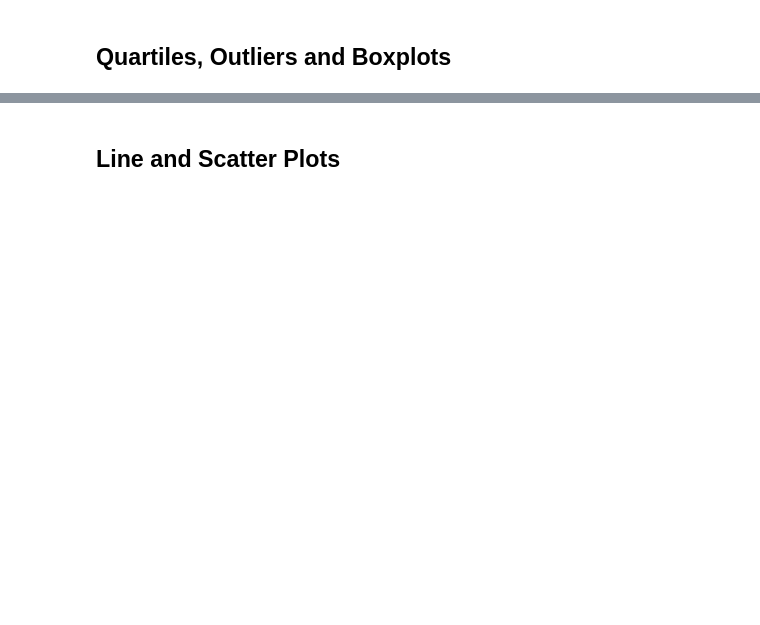
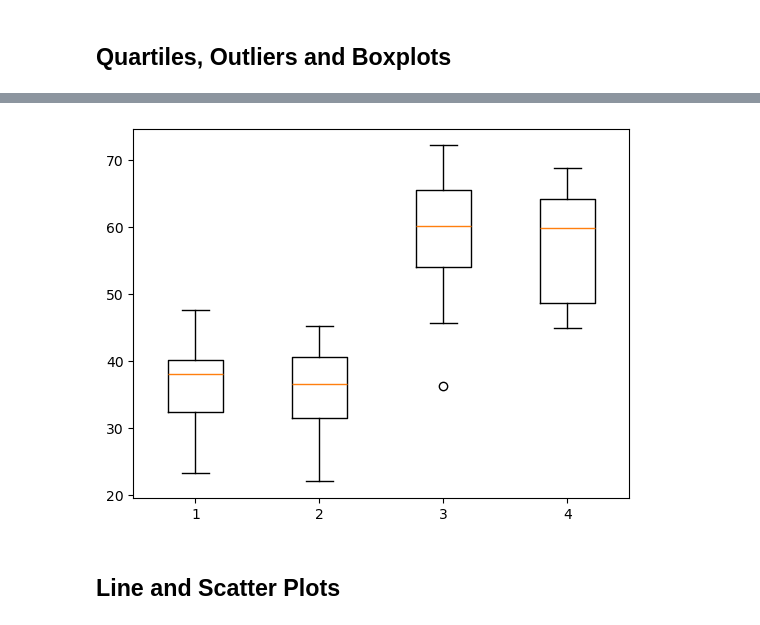
Before and after one commit to rmathena79/matplotlib-challenge, a Jupyter notebook: pymaceuticals_RPM.ipynb, the cells around one changed output, grey strips where cells are left out. Cells and saved outputs as stored; diff of their text form; code cells hidden in the pictures; blank space fills up the shorter version.

```diff
--- a/pymaceuticals_RPM.ipynb
+++ b/pymaceuticals_RPM.ipynb
@@ -24,6 +24,7 @@ COL_DRUG = "Drug Regimen"
 COL_TIME = "Timepoint"
 COL_TUMOR_VOL = "Tumor Volume (mm3)"
 COL_METS = "Metastatic Sites"
+COL_FINAL_TUMOR_VOL = "Final Tumor Volume (mm3)"
 # %%
 # This function isn't required for the challenge, I just use it to get a feel for the data in a dataframe
 def print_df_overview(df, title):
@@ -249,6 +261,13 @@ plt.show()
 # Capomulin, Ramicane, Infubinol, and Ceftamin
 
 # Start by getting the last (greatest) timepoint for each mouse
+max_times = clean_df.groupby(COL_MOUSE_ID)[COL_TIME].max()
 
+# This is simpler, since the samples are in chronological order:
+final_tumor_sizes = clean_df.groupby(COL_MOUSE_ID)[COL_TUMOR_VOL].last()
 
 # Merge this group df with the original DataFrame to get the tumor volume at the last timepoint
+final_tumor_sizes_df = pd.DataFrame(final_tumor_sizes)
+final_tumor_sizes_df = final_tumor_sizes_df.rename(columns={COL_TUMOR_VOL: COL_FINAL_TUMOR_VOL})
+final_df = clean_df.merge(final_tumor_sizes_df, on=COL_MOUSE_ID)
+final_df
@@ -255,17 +288,35 @@ plt.show()
 # %%
 # Put treatments into a list for for loop (and later for plot labels)
-
+care_meds = ["Capomulin", "Ramicane", "Infubinol", "Ceftamin"]
 
 # Create empty list to fill with tumor vol data (for plotting)
-
+# Acually a dictionary of empty lists:
+final_volumes_by_med = {}
+for med in care_meds:
+    final_volumes_by_med[med] = []
 
 # Calculate the IQR and quantitatively determine if there are any potential outliers.
-
+for med in care_meds:
 
     # Locate the rows which contain mice on each drug and get the tumor volumes
-
+    rows_this_med = final_df.loc[final_df[COL_DRUG] == med]
+    final_volumes_this_med = rows_this_med.groupby(COL_MOUSE_ID)[COL_FINAL_TUMOR_VOL].last()
 
     # add subset
-
+    final_volumes_by_med[med] = final_volumes_this_med.values.tolist()
 
     # Determine outliers using upper and lower bounds
+    quartiles = final_volumes_this_med.quantile([.25,.5,.75])
+    lowerq = quartiles[0.25]
+    upperq = quartiles[0.75]
+    iqr = upperq-lowerq
+    lower_bound = lowerq - (1.5*iqr)
+    upper_bound = upperq + (1.5*iqr)
+
+    outliers = final_volumes_this_med.loc[
+            ~final_volumes_this_med.between(lower_bound, upper_bound)]
+    print(f"{med} outliers:\n{outliers}\n")
+
+# The output in the "starter" notebook suggests that Infubinol should have an outlier at 31 mm3, but that outlier is missing from the
+# boxplot graph and I don't see any such data point in the provided dataset. So I believe the starter notebook's output is incorrect
+# and that mine is correct.
@@ -272,5 +337,9 @@ plt.show()
 # %%
 # Generate a box plot that shows the distribution of the tumor volume for each treatment group.
+plt.boxplot(pd.DataFrame.from_dict(final_volumes_by_med))
+plt.show()
+# %% [output]
+[figure, added]
 # %% [markdown]
 ## Line and Scatter Plots
 # %%
```
Also changed, not shown: parts of 10 cells of this notebook, 1 other file.
